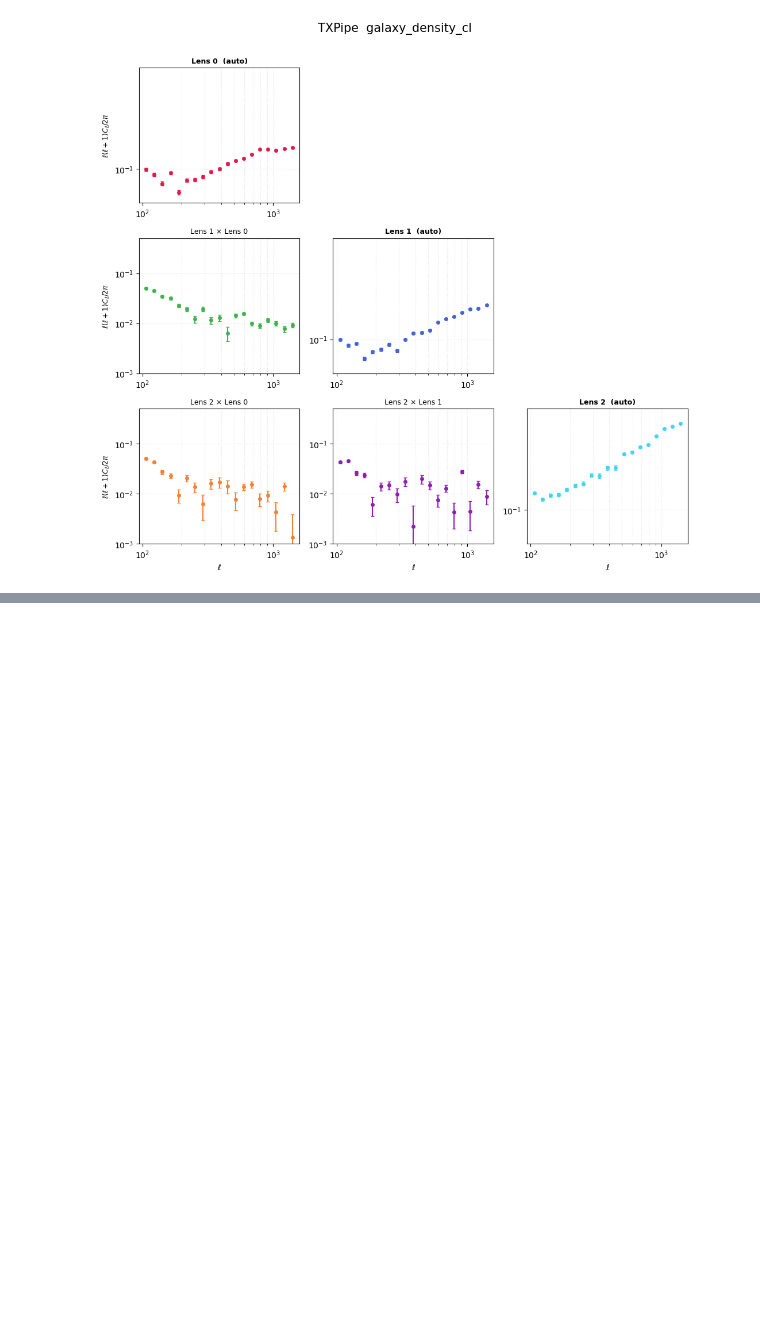
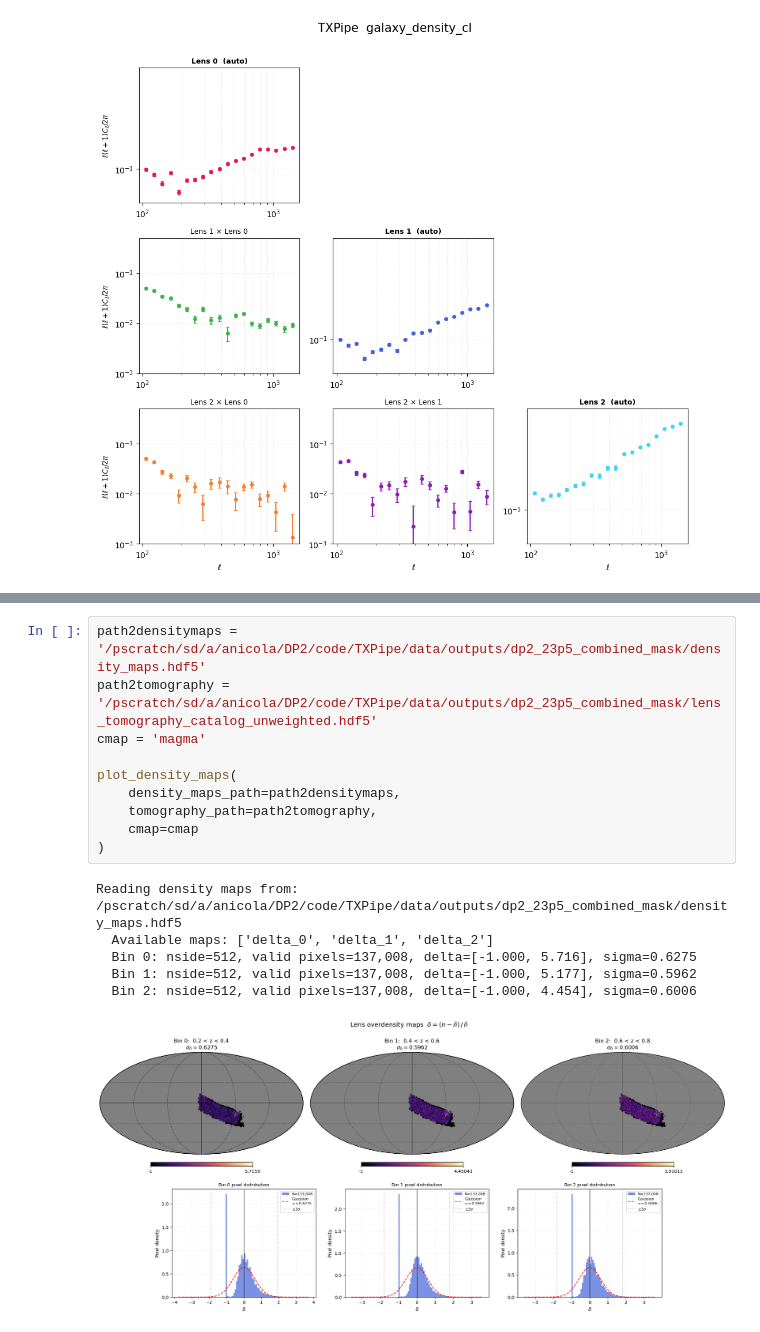
Before and after one commit to LSSTDESC/TXPipe, a Jupyter notebook: txpipe_util.ipynb, the cells around one changed output, grey strips where cells are left out. Cells and saved outputs as stored; diff of their text form; blank space fills up the shorter version.

```diff
--- a/txpipe_util.ipynb
+++ b/txpipe_util.ipynb
@@ -734,0 +1161,17 @@ Data types found: ['galaxy_density_cl']
+# %%
+path2densitymaps = '/pscratch/sd/a/anicola/DP2/code/TXPipe/data/outputs/dp2_23p5_combined_mask/density_maps.hdf5'
+path2tomography = '/pscratch/sd/a/anicola/DP2/code/TXPipe/data/outputs/dp2_23p5_combined_mask/lens_tomography_catalog_unweighted.hdf5'
+cmap = 'magma'
+
+plot_density_maps(
+    density_maps_path=path2densitymaps,
+    tomography_path=path2tomography,
+    cmap=cmap
+)
+# %% [output]
+Reading density maps from: /pscratch/sd/a/anicola/DP2/code/TXPipe/data/outputs/dp2_23p5_combined_mask/density_maps.hdf5
+  Available maps: ['delta_0', 'delta_1', 'delta_2']
+  Bin 0: nside=512, valid pixels=137,008, delta=[-1.000, 5.716], sigma=0.6275
+  Bin 1: nside=512, valid pixels=137,008, delta=[-1.000, 5.177], sigma=0.5962
+  Bin 2: nside=512, valid pixels=137,008, delta=[-1.000, 4.454], sigma=0.6006
+[figure, added]
```
Also changed, not shown: parts of 16 cells of this notebook.
